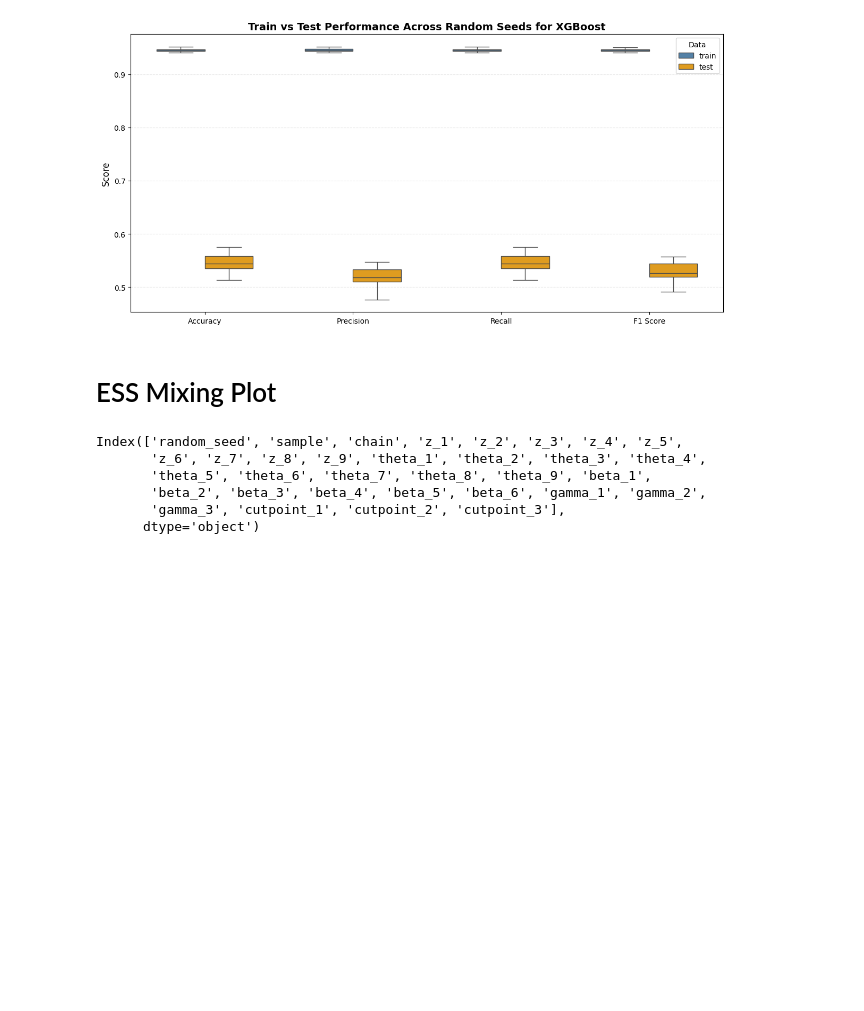
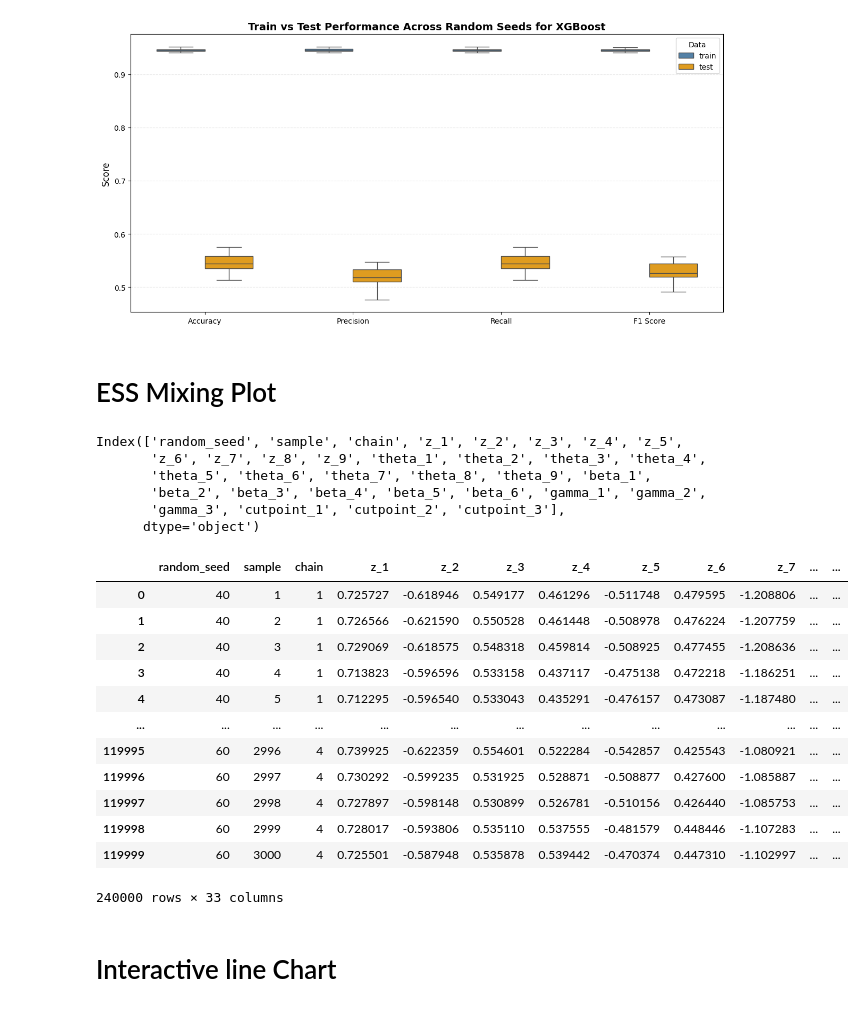
Before and after one commit to Kushal-12061999/ESS-Experimentation, a Jupyter notebook: ESS vs ML Model Output Analysis.ipynb, the cells around one changed output. Cells and saved outputs as stored; diff of their text form; code cells hidden in the pictures; blank space fills up the shorter version.

```diff
--- a/ESS vs ML Model Output Analysis.ipynb
+++ b/ESS vs ML Model Output Analysis.ipynb
@@ -242,3 +242,28 @@ Index(['random_seed', 'sample', 'chain', 'z_1', 'z_2', 'z_3', 'z_4', 'z_5',
        'beta_2', 'beta_3', 'beta_4', 'beta_5', 'beta_6', 'gamma_1', 'gamma_2',
        'gamma_3', 'cutpoint_1', 'cutpoint_2', 'cutpoint_3'],
       dtype='object')
+# %%
+data_mixing.rename({'beta_1':'beta_x1',
+                    'beta_2':'beta_x2',
+                    'beta_3':'beta_x3',
+                    'beta_4':'beta_cat1_B',
+                   'beta_5':'beta_cat1_C',
+                   'beta_6':'beta_cat2_Yes'},axis = 1,inplace = True)
+# %%
+data_mixing
+# %% [output]
+|  | random_seed | sample | chain | z_1 | z_2 | z_3 | z_4 | z_5 | z_6 | z_7 | ... | ... |
+| 0 | 40 | 1 | 1 | 0.725727 | -0.618946 | 0.549177 | 0.461296 | -0.511748 | 0.479595 | -1.208806 | ... | ... |
+| 1 | 40 | 2 | 1 | 0.726566 | -0.621590 | 0.550528 | 0.461448 | -0.508978 | 0.476224 | -1.207759 | ... | ... |
+| 2 | 40 | 3 | 1 | 0.729069 | -0.618575 | 0.548318 | 0.459814 | -0.508925 | 0.477455 | -1.208636 | ... | ... |
+| 3 | 40 | 4 | 1 | 0.713823 | -0.596596 | 0.533158 | 0.437117 | -0.475138 | 0.472218 | -1.186251 | ... | ... |
+| 4 | 40 | 5 | 1 | 0.712295 | -0.596540 | 0.533043 | 0.435291 | -0.476157 | 0.473087 | -1.187480 | ... | ... |
+| ... | ... | ... | ... | ... | ... | ... | ... | ... | ... | ... | ... | ... |
+| 119995 | 60 | 2996 | 4 | 0.739925 | -0.622359 | 0.554601 | 0.522284 | -0.542857 | 0.425543 | -1.080921 | ... | ... |
+| 119996 | 60 | 2997 | 4 | 0.730292 | -0.599235 | 0.531925 | 0.528871 | -0.508877 | 0.427600 | -1.085887 | ... | ... |
+| 119997 | 60 | 2998 | 4 | 0.727897 | -0.598148 | 0.530899 | 0.526781 | -0.510156 | 0.426440 | -1.085753 | ... | ... |
+| 119998 | 60 | 2999 | 4 | 0.728017 | -0.593806 | 0.535110 | 0.537555 | -0.481579 | 0.448446 | -1.107283 | ... | ... |
+| 119999 | 60 | 3000 | 4 | 0.725501 | -0.587948 | 0.535878 | 0.539442 | -0.470374 | 0.447310 | -1.102997 | ... | ... |
+240000 rows × 33 columns
+# %% [markdown]
+# Interactive line Chart
```
Also changed, not shown: parts of 4 cells of this notebook.
